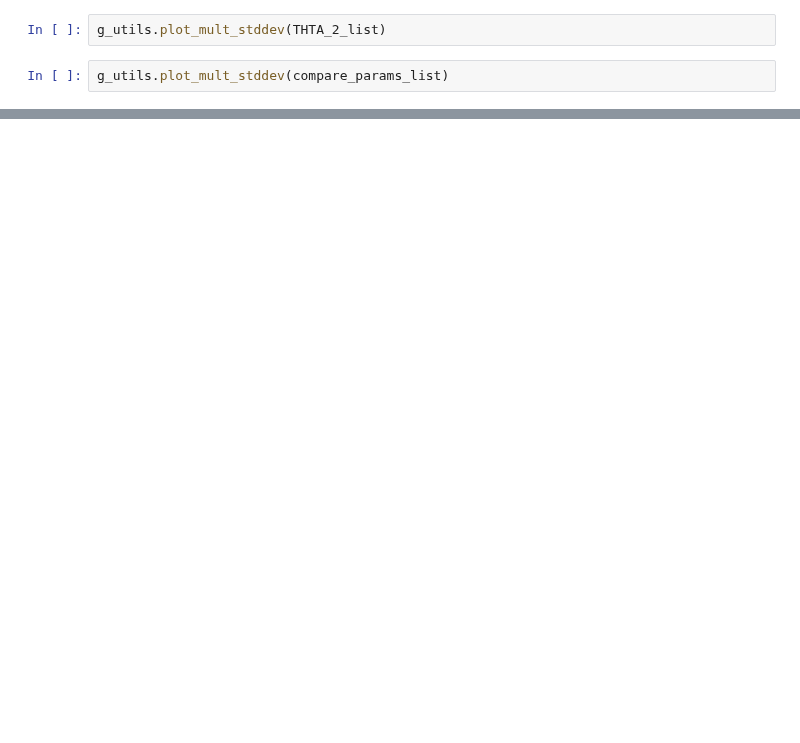
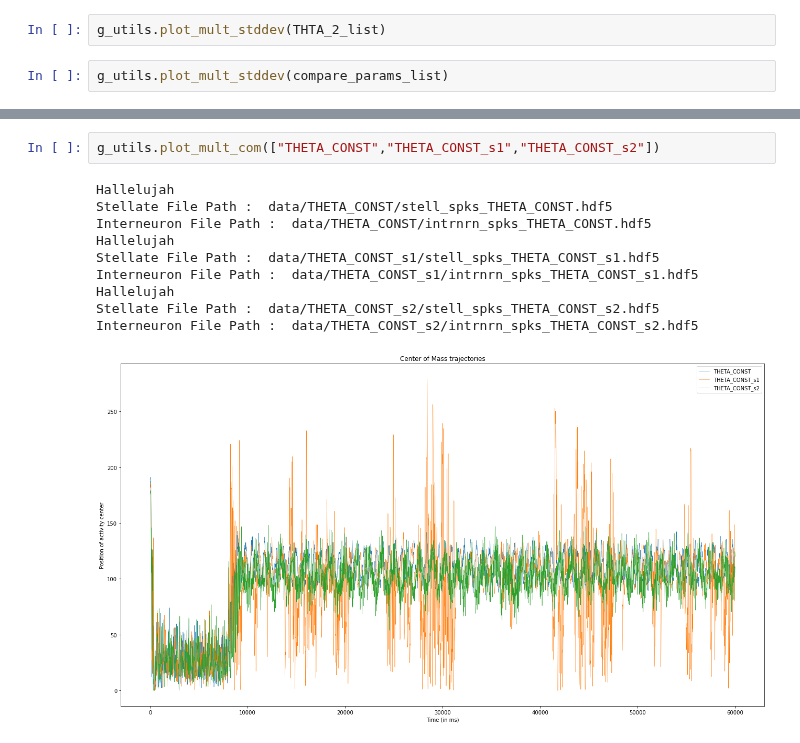
Before and after one commit to tiny-infinity/GridCellsCopy, a Jupyter notebook: analysis/notebooks/theta_analysis/gov_5.ipynb, the cells around one changed output, grey strips where cells are left out. Saved outputs shown, nothing was run; the diff lists cells and outputs as text; blank space fills up the shorter version.

```diff
--- a/analysis/notebooks/theta_analysis/gov_5.ipynb
+++ b/analysis/notebooks/theta_analysis/gov_5.ipynb
@@ -50,0 +103,13 @@ g_utils.plot_mult_stddev(compare_params_list)
+# %%
+g_utils.plot_mult_com(["THETA_CONST","THETA_CONST_s1","THETA_CONST_s2"])
+# %% [output]
+Hallelujah
+Stellate File Path :  data/THETA_CONST/stell_spks_THETA_CONST.hdf5
+Interneuron File Path :  data/THETA_CONST/intrnrn_spks_THETA_CONST.hdf5
+Hallelujah
+Stellate File Path :  data/THETA_CONST_s1/stell_spks_THETA_CONST_s1.hdf5
+Interneuron File Path :  data/THETA_CONST_s1/intrnrn_spks_THETA_CONST_s1.hdf5
+Hallelujah
+Stellate File Path :  data/THETA_CONST_s2/stell_spks_THETA_CONST_s2.hdf5
+Interneuron File Path :  data/THETA_CONST_s2/intrnrn_spks_THETA_CONST_s2.hdf5
+[figure, added]
```
Also changed, not shown: parts of 16 cells of this notebook, 5 other files.
